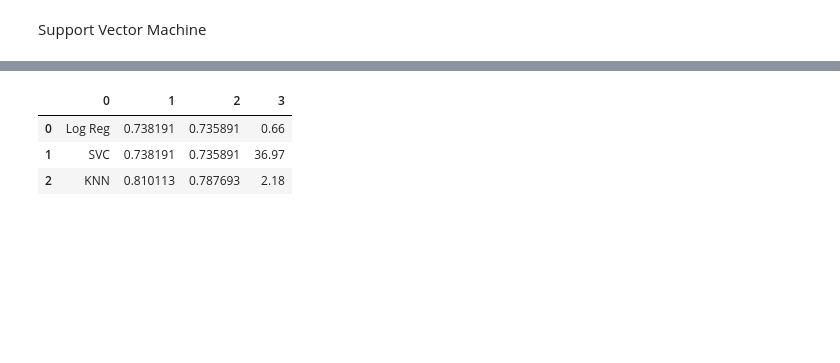
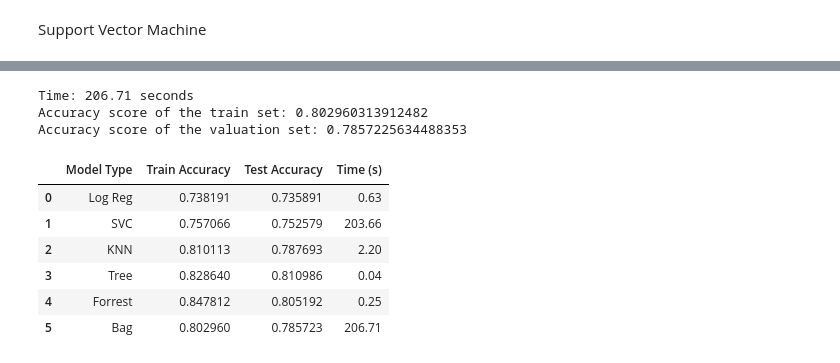
Before and after one commit to JordanFortney/recruitmentTargetsML, a Jupyter notebook: hrAnalytics.ipynb, the cells around one changed output, grey strips where cells are left out. Drawn from its saved outputs; the diff is of its cells as text; code cells hidden in the pictures; blank space fills up the shorter version.

```diff
--- a/hrAnalytics.ipynb
+++ b/hrAnalytics.ipynb
@@ -977,7 +1065,7 @@ Accuracy score of the valuation set: 0.7358906014601924
 start = time.time()
 timeResultsData = []
 
-knnXrfe = KNeighborsClassifier().fit(x1_train, y1_train)
+knnXrfe = KNeighborsClassifier(n_neighbors = 5).fit(x1_train, y1_train)
 
 y1_train_pred = knnXrfe.predict(x1_train)
 y1_val_pred = knnXrfe.predict(x1_val)
@@ -1029,0 +1246,9 @@ K=20101/20133
+# %%
+plt.figure()
+plt.plot(nEst, cv_scores, label="Cross Validation Score")
+plt.xlabel('Number of Estimators')
+plt.ylabel('Cross Validation Score')
+plt.legend()
+plt.show()
+bestNest = nEst[cv_scores.index(max(cv_scores))]
+print(f"The highest train cross val score occured with a number of neighbors equal to: {bestNest}")
@@ -1041,8 +1356,45 @@ plt.show()
+# %%
+estimatorBag = [
+    ('LogisticRegression', logXrfe),
+    ('SVC', svcXrfe),
+    ('KNN', knnXrfe)
+]
+# %%
+start = time.time()
+timeResultsData = []
+
+bagXrfe = VotingClassifier(estimators=estimatorBag, voting="soft", weights=[1,1,2])
+bagXrfe.fit(x1_train, y1_train)
+
+y1_train_pred = bagXrfe.predict(x1_train)
+y1_val_pred = bagXrfe.predict(x1_val)
+trainScore = accuracy_score(y1_train, y1_train_pred)
+valScore = accuracy_score(y1_val, y1_val_pred)
+
+end = time.time()
+timeResultsData.append('Bag')
+timeResultsData.append(trainScore)
+timeResultsData.append(valScore)
+totalTime = round(end - start,2)
+timeResultsData.append(totalTime)
+timedResultList.append(timeResultsData)
+
+print(f"Time: {totalTime} seconds")
+print(f"Accuracy score of the train set: {trainScore}")
+print(f"Accuracy score of the valuation set: {valScore}")
+# %% [output]
+Time: 206.71 seconds
+Accuracy score of the train set: 0.802960313912482
+Accuracy score of the valuation set: 0.7857225634488353
 # %%
 timeDF = pd.DataFrame(timedResultList)
+timeDF.columns = ['Model Type', 'Train Accuracy', 'Test Accuracy', 'Time (s)']
 timeDF
 # %% [output]
-|  | 0 | 1 | 2 | 3 |
-| 0 | Log Reg | 0.738191 | 0.735891 | 0.66 |
-| 1 | SVC | 0.738191 | 0.735891 | 36.97 |
-| 2 | KNN | 0.810113 | 0.787693 | 2.18 |
+|  | Model Type | Train Accuracy | Test Accuracy | Time (s) |
+| 0 | Log Reg | 0.738191 | 0.735891 | 0.63 |
+| 1 | SVC | 0.757066 | 0.752579 | 203.66 |
+| 2 | KNN | 0.810113 | 0.787693 | 2.20 |
+| 3 | Tree | 0.828640 | 0.810986 | 0.04 |
+| 4 | Forrest | 0.847812 | 0.805192 | 0.25 |
+| 5 | Bag | 0.802960 | 0.785723 | 206.71 |
```
Also changed, not shown: parts of 26 cells of this notebook, 16 other files.
